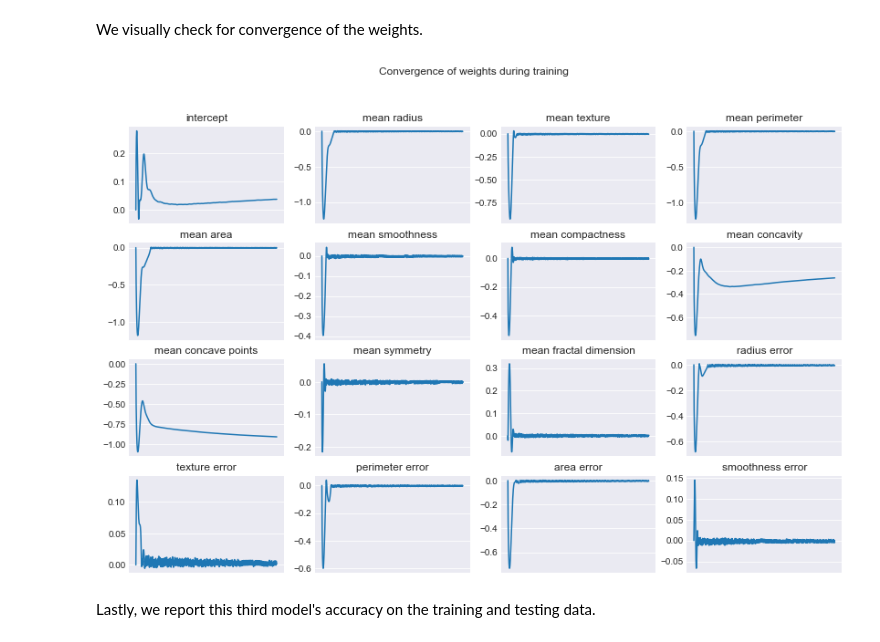
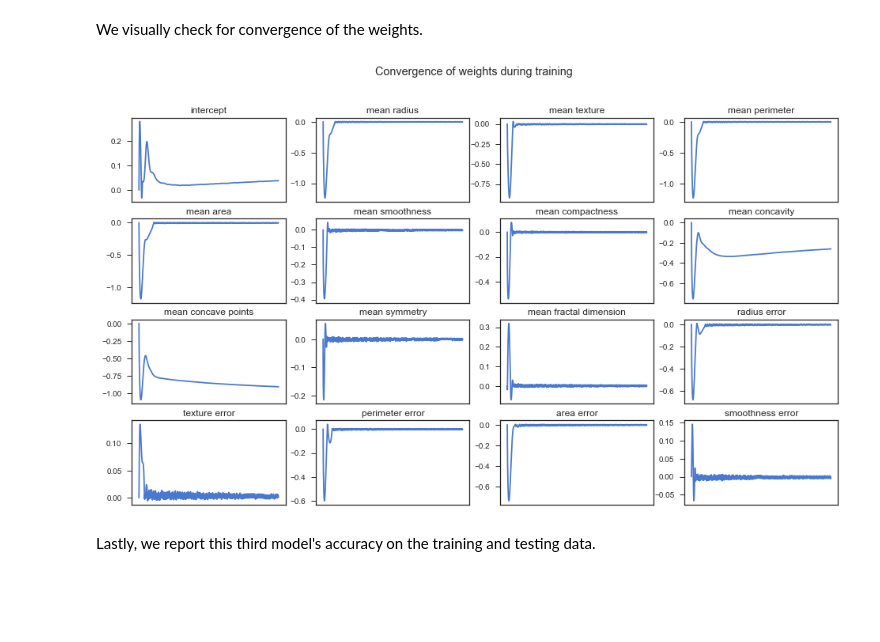
Before and after one commit to artemmavrin/StatTools, a Jupyter notebook: examples/Logistic Regression.ipynb, the cells around one changed output. Drawn from its saved outputs; the diff is of its cells as text; code cells hidden in the pictures; blank space fills up the shorter version.

```diff
--- a/examples/Logistic Regression.ipynb
+++ b/examples/Logistic Regression.ipynb
@@ -10,6 +10,7 @@ from sklearn.datasets import load_breast_cancer
 from sklearn.metrics import accuracy_score, confusion_matrix
 import matplotlib.pyplot as plt
 import seaborn as sns
+sns.set(style="ticks", palette="muted", color_codes=True)
 
 from mltools.glm import LogisticRegression
 from mltools.optimization import GradientDescent, NewtonRaphson
@@ -56,11 +57,10 @@ Wall time: 739 ms
 # %% [markdown]
 We can track the convergence of the model's training by plotting the average cross entropy loss against the iterations of the training algorithm.
 # %%
-plt.figure(figsize=(10, 6))
-sns.set_style("darkgrid")
+plt.figure()
 plt.plot(np.arange(len(loss)), loss)
-plt.xlabel("iteration")
-plt.ylabel("average cross entropy loss")
+plt.xlabel("Iteration")
+plt.ylabel("Average Cross Entropy Loss")
 plt.title("Convergence of loss function during training")
 plt.show()
 # %% [output]
@@ -74,8 +74,7 @@ n_iterations, n_features = weights.shape
 nrows = 4
 ncols = 4
 
-sns.set_style("darkgrid")
-_, axes = plt.subplots(nrows=nrows, ncols=ncols, figsize=(14, 9))
+_, axes = plt.subplots(nrows=nrows, ncols=ncols, figsize=(16, 9))
 for i, j in product(range(nrows), range(ncols)):
     k = nrows * i + j
     w = weights[:, k]
@@ -192,21 +191,21 @@ We visually check for convergence of the weights.
 # %%
 weights = np.asarray(weights)
 n_iterations, n_features = weights.shape
 nrows = 4
 ncols = 4
-_, axes = plt.subplots(nrows=nrows, ncols=ncols, figsize=(14, 9))
+_, axes = plt.subplots(nrows=nrows, ncols=ncols, figsize=(16, 9))
 for i, j in product(range(nrows), range(ncols)):
     k = nrows * i + j
     w = weights[:, k]
     label = "intercept" if k == 0 else data.feature_names[k - 1]
     axes[i, j].plot(np.arange(n_iterations), w, label=label)
     axes[i, j].set_title(label)
     axes[i, j].get_xaxis().set_visible(False)
 plt.suptitle("Convergence of weights during training")
 plt.show()
 plt.close()
 # %% [output]
-[figure, old version]
+[figure, new version]
 # %% [markdown]
 Lastly, we report this third model's accuracy on the training and testing data.
 # %%
```
Also changed, not shown: parts of 6 cells of this notebook, 4 other files.
